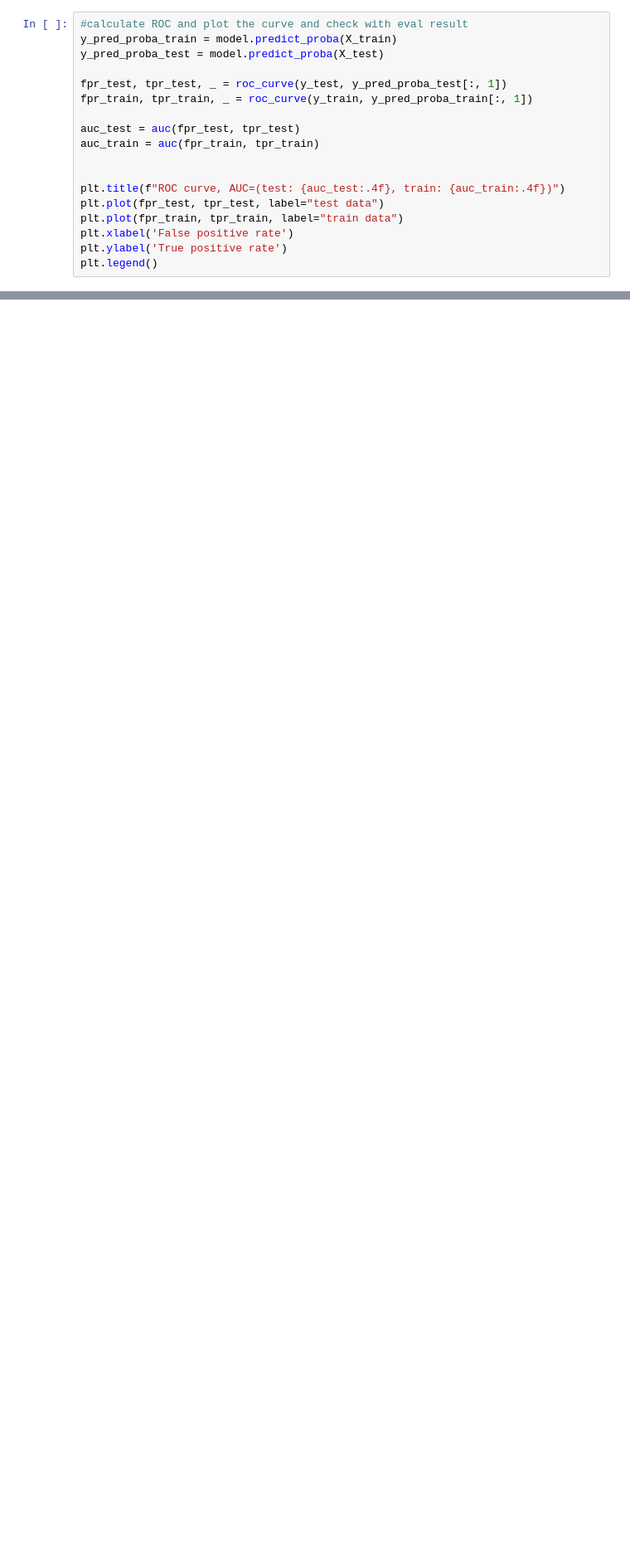
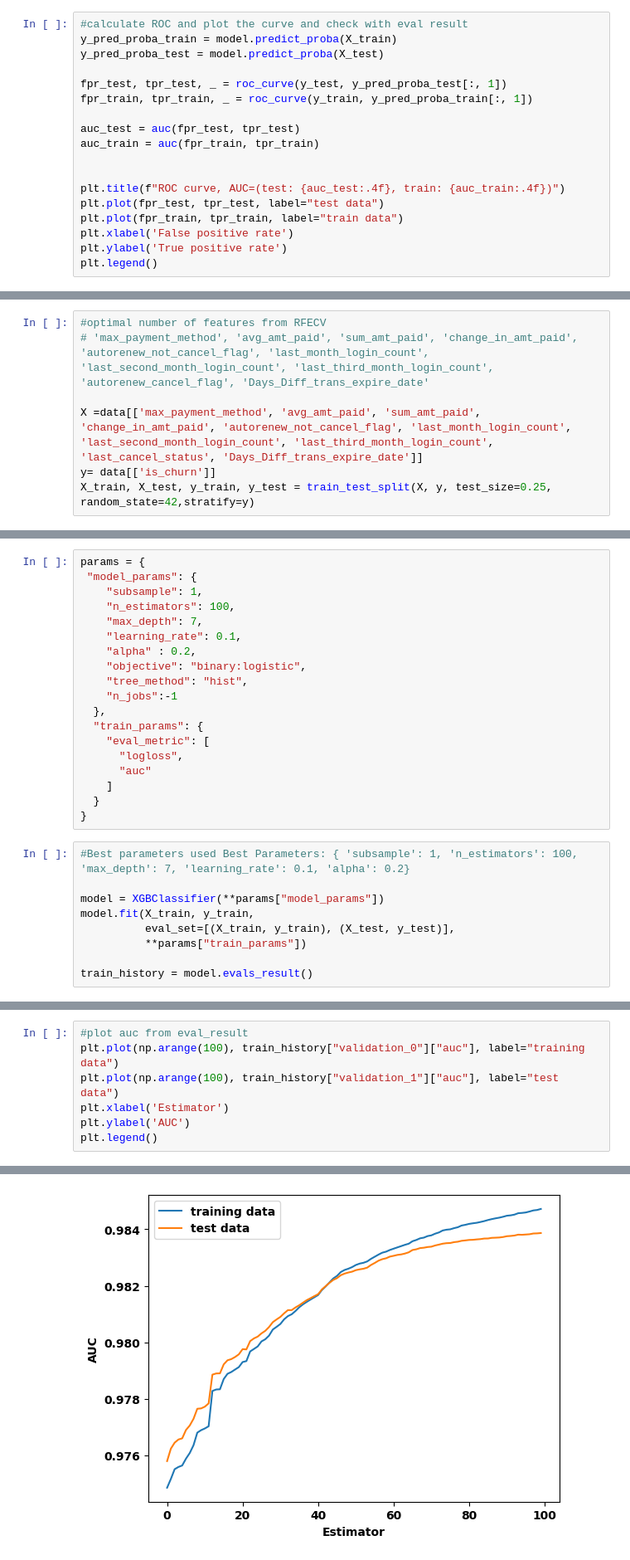
Before and after one commit to Elaveni16/Data-science, a Jupyter notebook: Capstone 2/WSDM - KKBox's Churn Prediction Challenge/notebooks/Modeling.ipynb, the cells around one changed output, grey strips where cells are left out. Shown at 83% size. Drawn from its saved outputs; the diff is of its cells as text; blank space fills up the shorter version.

```diff
--- a/Capstone 2/WSDM - KKBox's Churn Prediction Challenge/notebooks/Modeling.ipynb
+++ b/Capstone 2/WSDM - KKBox's Churn Prediction Challenge/notebooks/Modeling.ipynb
@@ -394,0 +355,7 @@ recall, ROC_auc are better with XGboost compared to Random forest
+# %%
+#optimal number of features from RFECV
+# 'max_payment_method', 'avg_amt_paid', 'sum_amt_paid', 'change_in_amt_paid', 'autorenew_not_cancel_flag', 'last_month_login_count', 'last_second_month_login_count', 'last_third_month_login_count', 'autorenew_cancel_flag', 'Days_Diff_trans_expire_date'
+
+X =data[['max_payment_method', 'avg_amt_paid', 'sum_amt_paid', 'change_in_amt_paid', 'autorenew_not_cancel_flag', 'last_month_login_count', 'last_second_month_login_count', 'last_third_month_login_count', 'last_cancel_status', 'Days_Diff_trans_expire_date']]
+y= data[['is_churn']]
+X_train, X_test, y_train, y_test = train_test_split(X, y, test_size=0.25, random_state=42,stratify=y)
@@ -394,0 +420,28 @@ recall, ROC_auc are better with XGboost compared to Random forest
+# %%
+params = {
+ "model_params": {
+    "subsample": 1,
+    "n_estimators": 100,
+    "max_depth": 7,
+    "learning_rate": 0.1,
+    "alpha" : 0.2,
+    "objective": "binary:logistic",
+    "tree_method": "hist",
+    "n_jobs":-1
+  },
+  "train_params": {
+    "eval_metric": [
+      "logloss",
+      "auc"
+    ]
+  }
+}
+# %%
+#Best parameters used Best Parameters: { 'subsample': 1, 'n_estimators': 100, 'max_depth': 7, 'learning_rate': 0.1, 'alpha': 0.2}
+
+model = XGBClassifier(**params["model_params"])
+model.fit(X_train, y_train,
+          eval_set=[(X_train, y_train), (X_test, y_test)],
+          **params["train_params"])
+
+train_history = model.evals_result()
@@ -394,0 +466,8 @@ recall, ROC_auc are better with XGboost compared to Random forest
+# %%
+#plot auc from eval_result
+plt.plot(np.arange(100), train_history["validation_0"]["auc"], label="training data")
+plt.plot(np.arange(100), train_history["validation_1"]["auc"], label="test data")
+plt.xlabel('Estimator')
+plt.ylabel('AUC')
+plt.legend()
+# %% [output]
@@ -394,0 +475 @@ recall, ROC_auc are better with XGboost compared to Random forest
+[figure, added]
```
Also changed, not shown: parts of 46 cells of this notebook, 10 other files.
